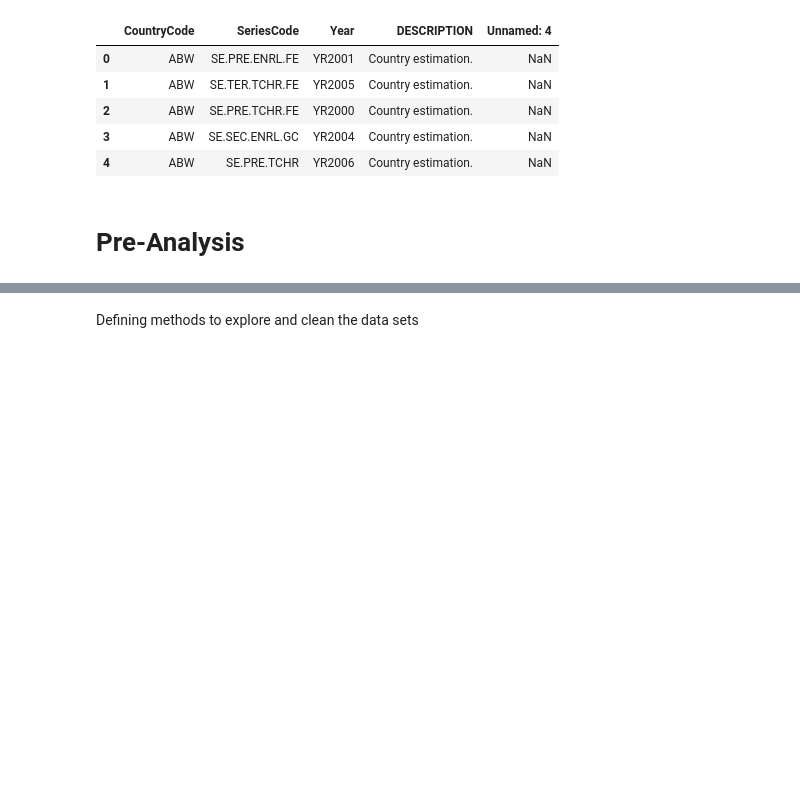
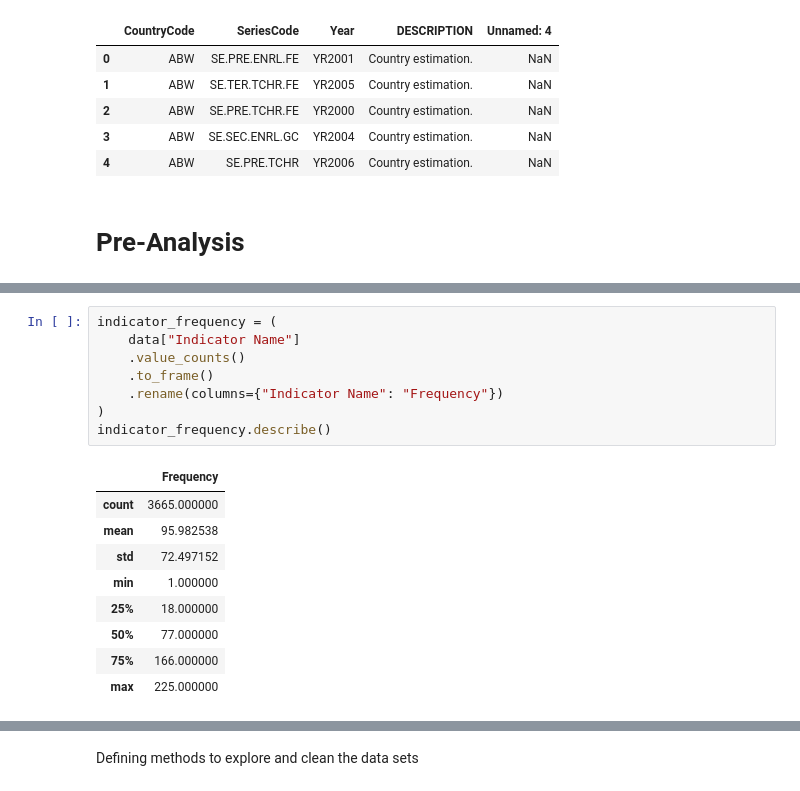
Before and after one commit to Dzov/DSP2, a Jupyter notebook: P2-notebook.ipynb, the cells around one changed output, grey strips where cells are left out. Drawn from its saved outputs; the diff is of its cells as text; blank space fills up the shorter version.

```diff
--- a/P2-notebook.ipynb
+++ b/P2-notebook.ipynb
@@ -99,0 +260,18 @@ years =
+# %%
+indicator_frequency = (
+    data["Indicator Name"]
+    .value_counts()
+    .to_frame()
+    .rename(columns={"Indicator Name": "Frequency"})
+)
+indicator_frequency.describe()
+# %% [output]
+|  | Frequency |
+| count | 3665.000000 |
+| mean | 95.982538 |
+| std | 72.497152 |
+| min | 1.000000 |
+| 25% | 18.000000 |
+| 50% | 77.000000 |
+| 75% | 166.000000 |
+| max | 225.000000 |
```
Also changed, not shown: parts of 46 cells of this notebook.
